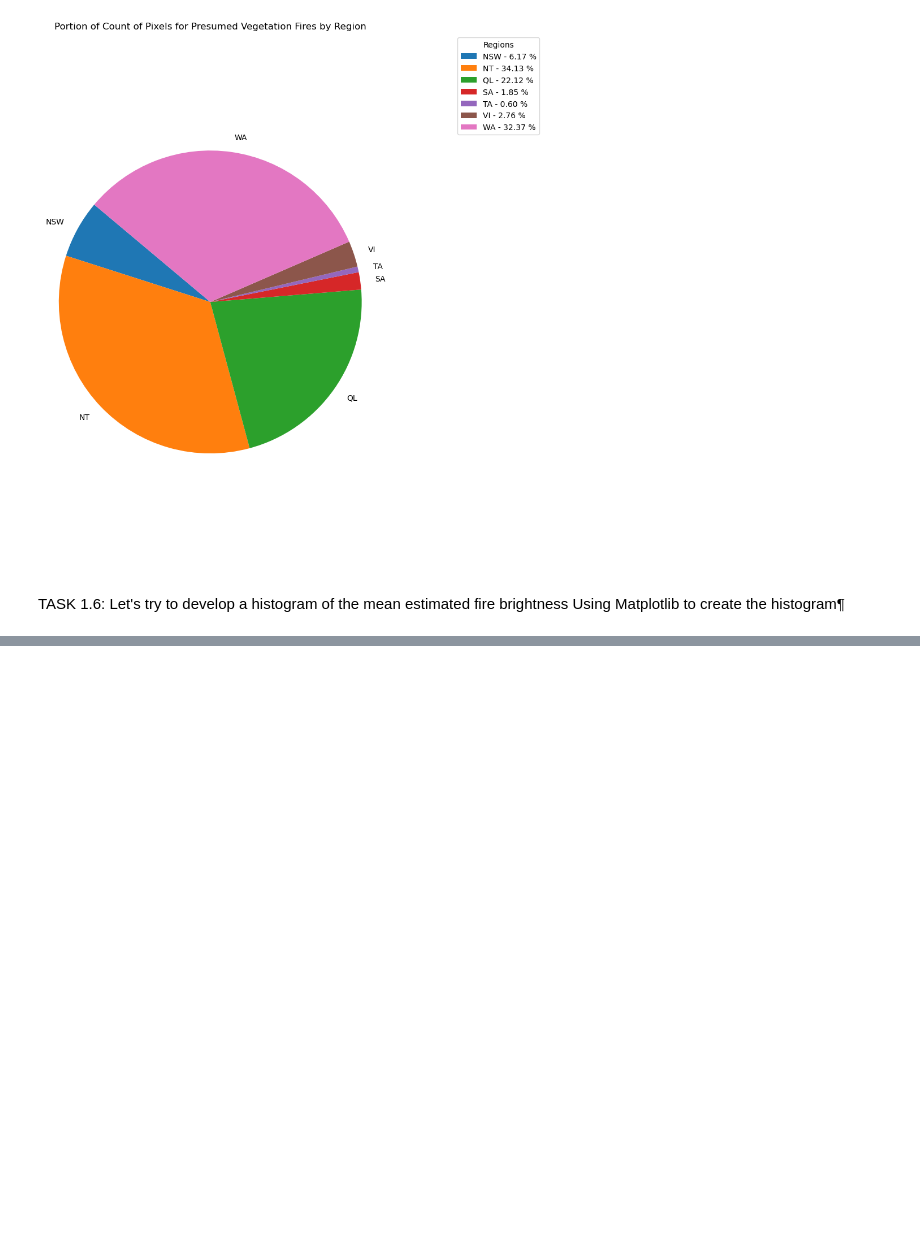
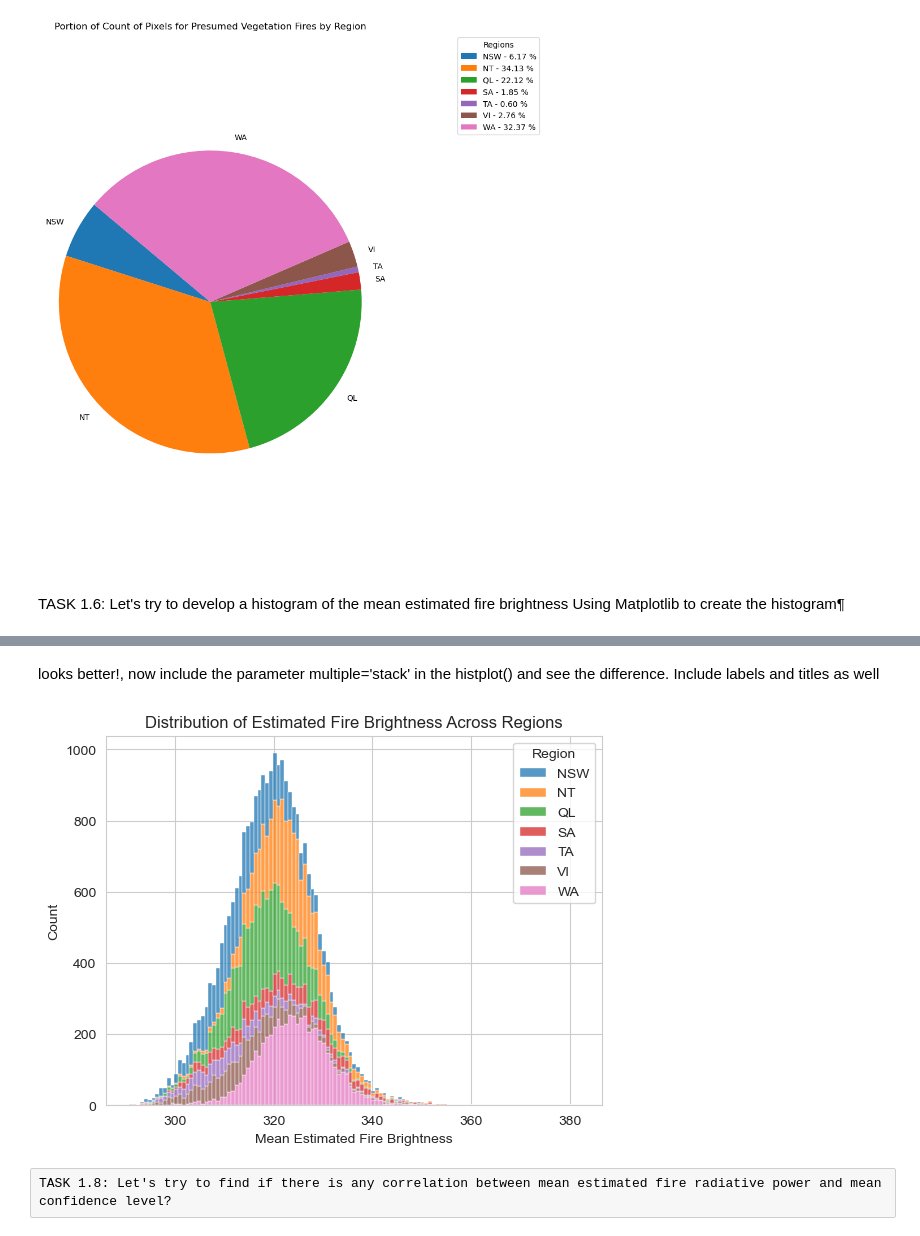
Before and after one commit to oniemtie/Data-Visualisation, a Jupyter notebook: Analyzing wildfire activities in Australia.ipynb, the cells around one changed output, grey strips where cells are left out. Saved outputs shown, nothing was run; the diff lists cells and outputs as text; code cells hidden in the pictures; blank space fills up the shorter version.

```diff
--- a/Analyzing wildfire activities in Australia.ipynb
+++ b/Analyzing wildfire activities in Australia.ipynb
@@ -223,0 +257,16 @@ Using Matplotlib to create the histogram¶
+# %% [markdown]
+looks better!, now include the parameter multiple='stack' in the histplot() and see the difference. Include labels and titles as well
+# %%
+sns.histplot(data=df, x='Mean_estimated_fire_brightness', hue='Region', multiple = "stack")
+
+# Add title and labels
+plt.title('Distribution of Estimated Fire Brightness Across Regions')
+plt.xlabel('Mean Estimated Fire Brightness')
+plt.ylabel('Count')
+
+# Show the plot
+plt.show()
+# %% [output]
+[figure, added]
+# %% [raw]
+TASK 1.8: Let's try to find if there is any correlation between mean estimated fire radiative power and mean confidence level?
```
Also changed, not shown: parts of 8 cells of this notebook.
